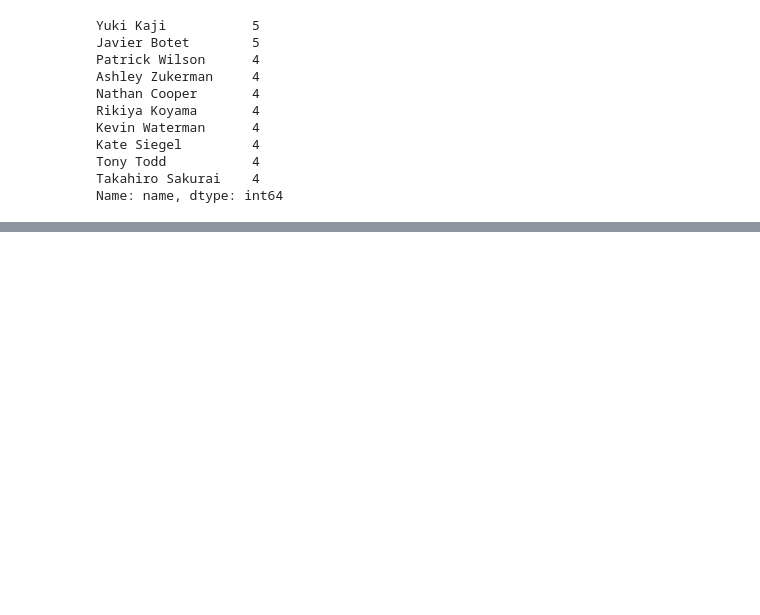
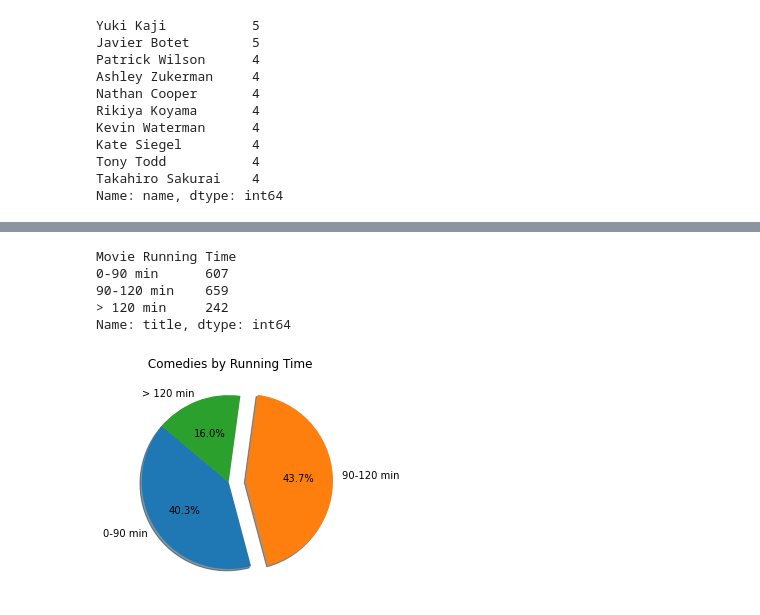
Before and after one commit to VedranaGATech/Project_1_Neflix_and_Chill, a Jupyter notebook: netflix.ipynb, the cells around one changed output, grey strips where cells are left out. Cells and saved outputs as stored; diff of their text form; code cells hidden in the pictures; blank space fills up the shorter version.

```diff
--- a/netflix.ipynb
+++ b/netflix.ipynb
@@ -457,0 +568,7 @@ Text(0, 0.5, 'Number of Movies')
+# %%
+# run time
+bins = [0, 90, 120, 180]
+group_names_label = ["0-90 min", "90-120 min", "> 120 min"]
+
+comedy_genre_df["Movie Running Time"] = pd.cut(comedy_genre_df["runtime"], bins, labels =group_names_label, include_lowest = True )
+comedy_genre_df.head()
@@ -457,0 +582,19 @@ Text(0, 0.5, 'Number of Movies')
+# %%
+movies_running_quantity = comedy_genre_df.groupby("Movie Running Time").count()["title"]
+movies_running_quantity
+# %% [output]
+Movie Running Time
+0-90 min      607
+90-120 min    659
+> 120 min     242
+Name: title, dtype: int64
+# %%
+# Comedies per runtime with longest running time exploded
+
+movies_running_quantity.plot(kind ="pie", y= "count" , autopct="%1.1f%%", title = "Comedies by Running Time", shadow = True, startangle = 140, legend =False,explode = [0,0.2,0])
+plt.ylabel("")
+plt.title(" Comedies by Running Time")
+plt.savefig("Images/comedy_runtime.png")
+plt.show()
+# %% [output]
+[figure, added]
```
Also changed, not shown: parts of 28 cells of this notebook, 12 other files.
